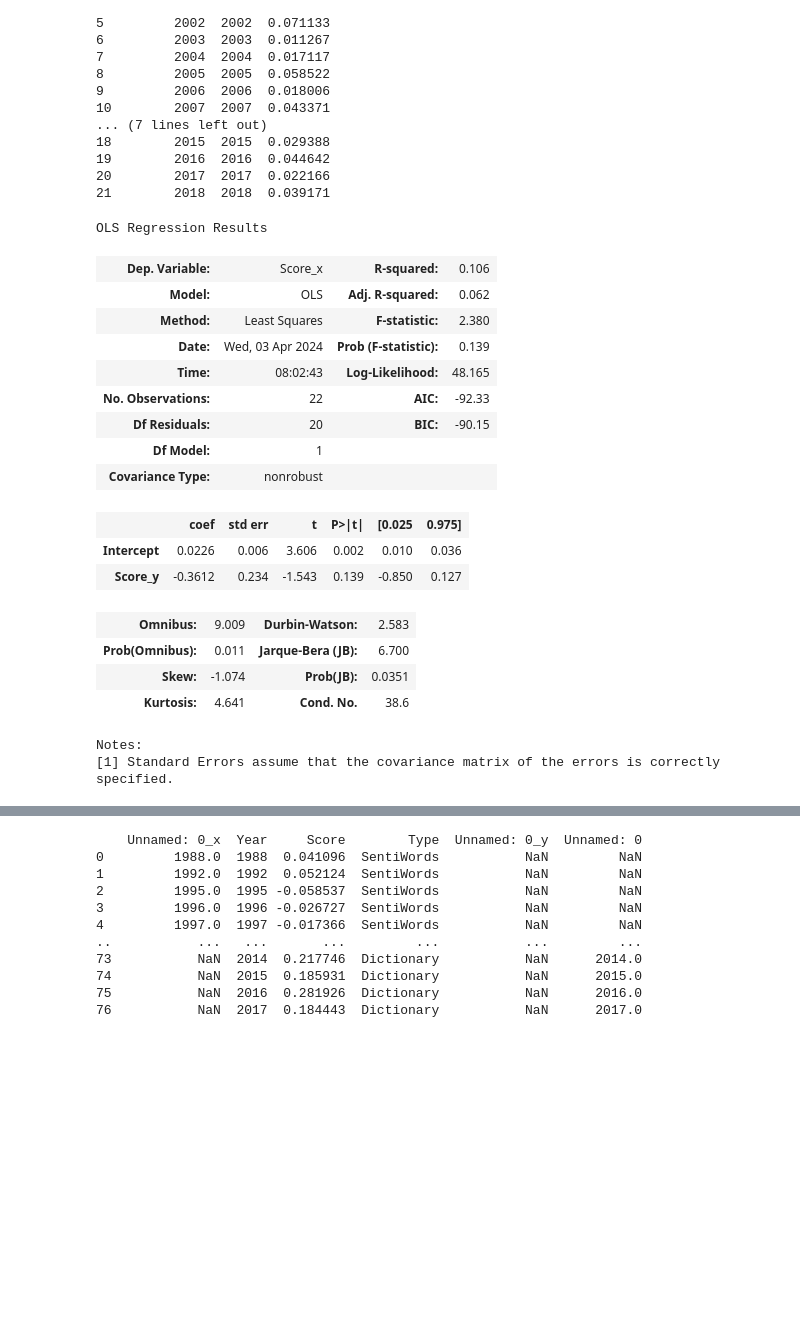
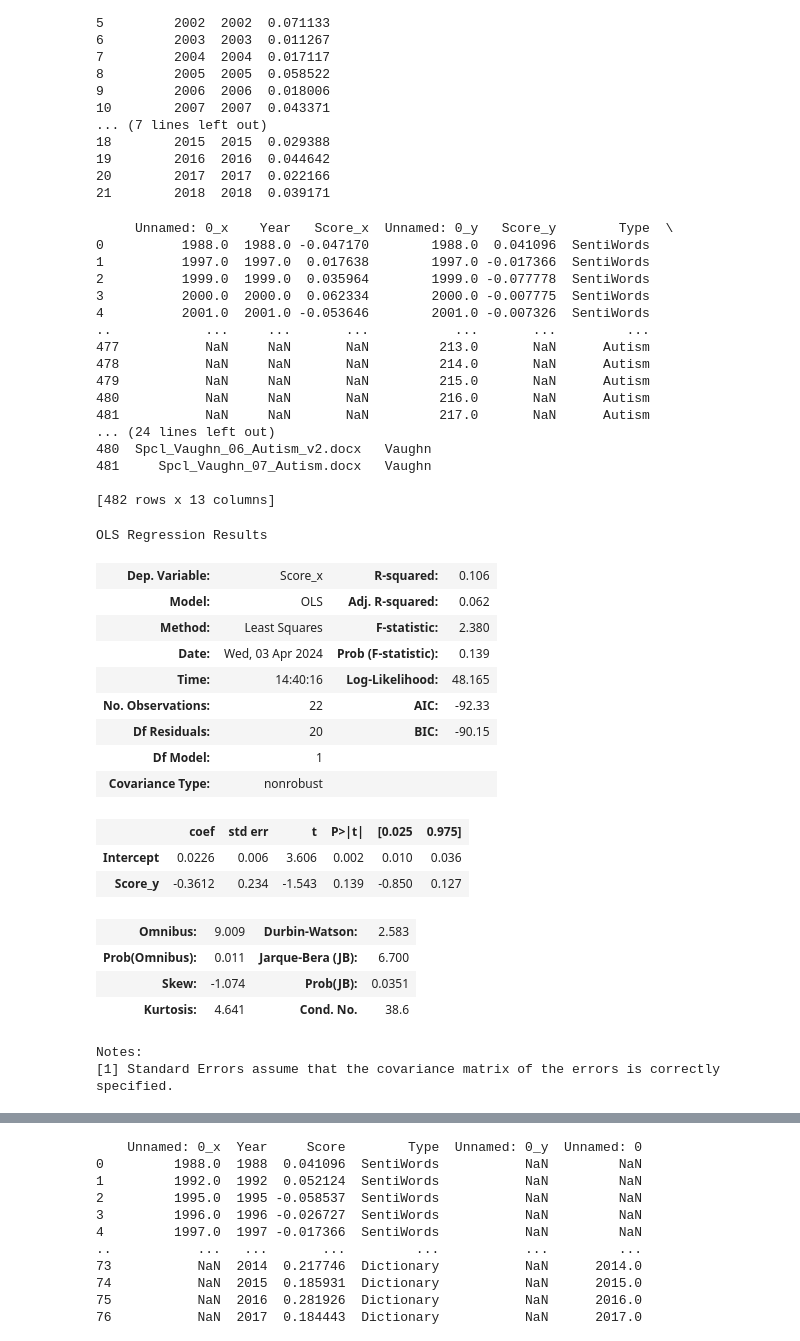
Before and after one commit to maksiaev/GitHub_DMP, a Jupyter notebook: Results/Comparisons.ipynb, the cells around one changed output, grey strips where cells are left out. Saved outputs shown, nothing was run; the diff lists cells and outputs as text; code cells hidden in the pictures; blank space fills up the shorter version.

```diff
--- a/Results/Comparisons.ipynb
+++ b/Results/Comparisons.ipynb
@@ -508,35 +510,56 @@ print(graphing_years_sentiwords_transgender)
 # Combine dataframes
 
 combined_df_sentiwords_years = graphing_years_sentiwords_transgender.merge(graphing_years_sentiwords_autism, how='outer', on=['Year'])
 # print(combined_df_sentiwords_years) # Score_x = transgender, Score_y = autism
+
+df_sentiwords = combined_df_sentiwords_years.merge(combined_df_sentiwords, how='outer')
+
+print(df_sentiwords)
 
 res = smf.ols(formula='Score_x ~ Score_y', data=combined_df_sentiwords_years).fit() # y ~ x
 display(res.summary())
 # res = smf.ols(formula='Score ~ Year', data=graphing_years_sentiwords_autism).fit() # y ~ x
 # display(res.summary())
 
 # ttest_transgender_years = stats.ttest_ind(graphing_years_sentiwords_autism["Score"], graphing_years_sentiwords_transgender["Score"], equal_var=False)
 # print("T-Test: ", ttest_transgender)
 
 fig, ax = plt.subplots(figsize=(20, 10))
 
 os.chdir(results_dir)
 
 # sns.lineplot(ax = ax, x="Year", y="Score", data=graphing_years)
 sns.regplot(ax = ax, x="Year", y="Score", data=graphing_years_sentiwords_autism, label="Autism")
 sns.regplot(ax = ax, x="Year", y="Score", data=graphing_years_sentiwords_transgender, label="Transgender")
 
 ax.legend()
 ax.set_xticks(graphing_years_sentiwords_transgender["Year"])
 ax.set_title("Autism vs. Transgender SentiWords Historical Trajectory")
 plt.savefig('years_comparison_sentiwords.png') # Not significantly different
 # %% [output]
-OLS Regression Results
+     Unnamed: 0_x    Year   Score_x  Unnamed: 0_y   Score_y        Type  \
+0          1988.0  1988.0 -0.047170        1988.0  0.041096  SentiWords
+1          1997.0  1997.0  0.017638        1997.0 -0.017366  SentiWords
+2          1999.0  1999.0  0.035964        1999.0 -0.077778  SentiWords
+3          2000.0  2000.0  0.062334        2000.0 -0.007775  SentiWords
+4          2001.0  2001.0 -0.053646        2001.0 -0.007326  SentiWords
+..            ...     ...       ...           ...       ...         ...
+477           NaN     NaN       NaN         213.0       NaN      Autism
+478           NaN     NaN       NaN         214.0       NaN      Autism
+479           NaN     NaN       NaN         215.0       NaN      Autism
+480           NaN     NaN       NaN         216.0       NaN      Autism
+481           NaN     NaN       NaN         217.0       NaN      Autism
+... (24 lines left out)
+480  Spcl_Vaughn_06_Autism_v2.docx   Vaughn
+481     Spcl_Vaughn_07_Autism.docx   Vaughn
+
+[482 rows x 13 columns]
+OLS Regression Results
 | Dep. Variable: | Score_x | R-squared: | 0.106 |
 | Model: | OLS | Adj. R-squared: | 0.062 |
 | Method: | Least Squares | F-statistic: | 2.380 |
 | Date: | Wed, 03 Apr 2024 | Prob (F-statistic): | 0.139 |
-| Time: | 08:02:43 | Log-Likelihood: | 48.165 |
+| Time: | 14:40:16 | Log-Likelihood: | 48.165 |
 | No. Observations: | 22 | AIC: | -92.33 |
 | Df Residuals: | 20 | BIC: | -90.15 |
 | Df Model: | 1 |  |  |
@@ -548,8 +571,8 @@ OLS Regression Results
 | Prob(Omnibus): | 0.011 | Jarque-Bera (JB): | 6.700 |
 | Skew: | -1.074 | Prob(JB): | 0.0351 |
 | Kurtosis: | 4.641 | Cond. No. | 38.6 |
-Notes:
-[1] Standard Errors assume that the covariance matrix of the errors is correctly specified.
+Notes:
+[1] Standard Errors assume that the covariance matrix of the errors is correctly specified.
 [figure]
 # %%
 # Autism vs. Transgender ChatGPT
```
Also changed, not shown: parts of 3 cells of this notebook, 16 other files.
